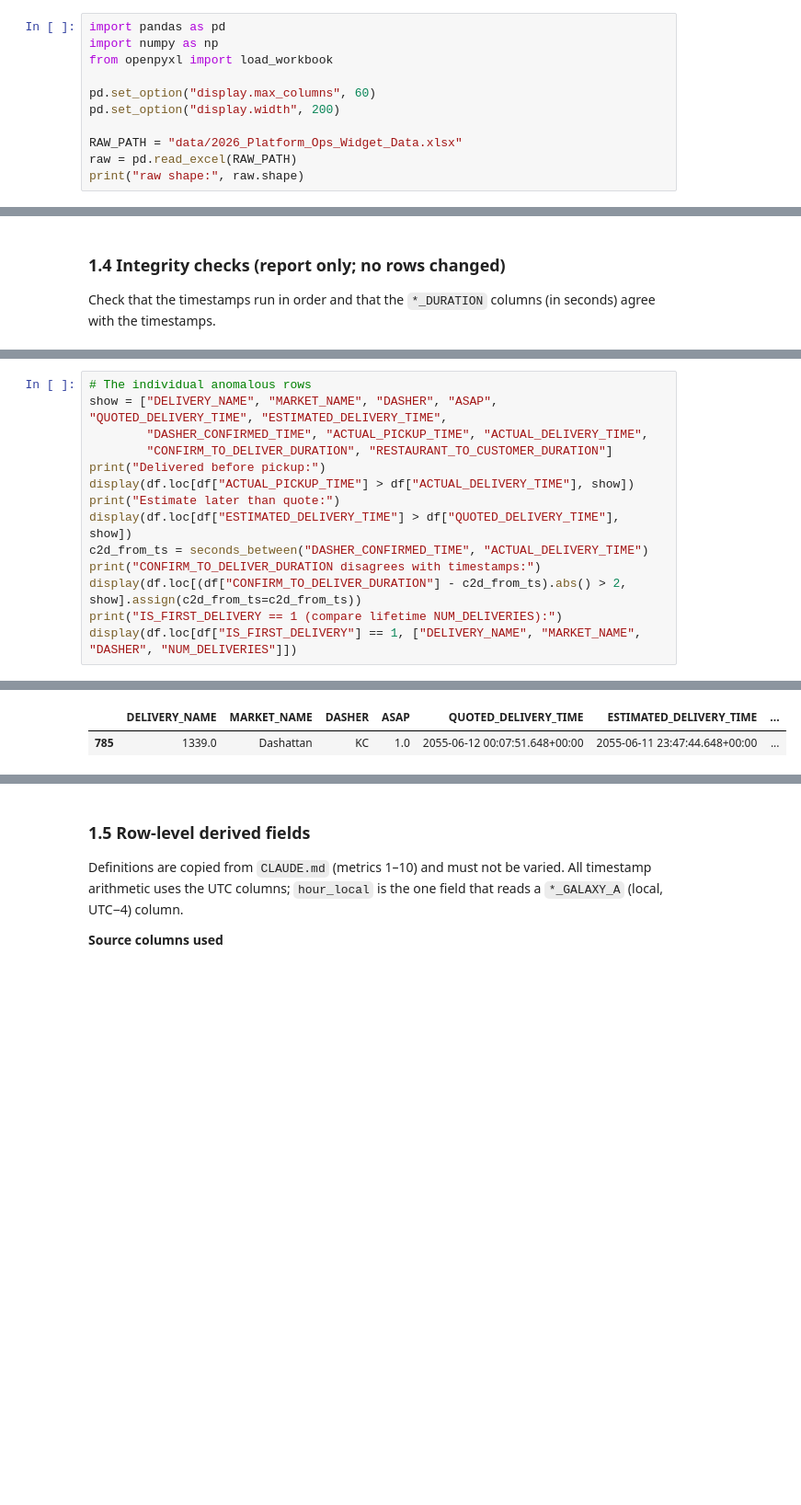
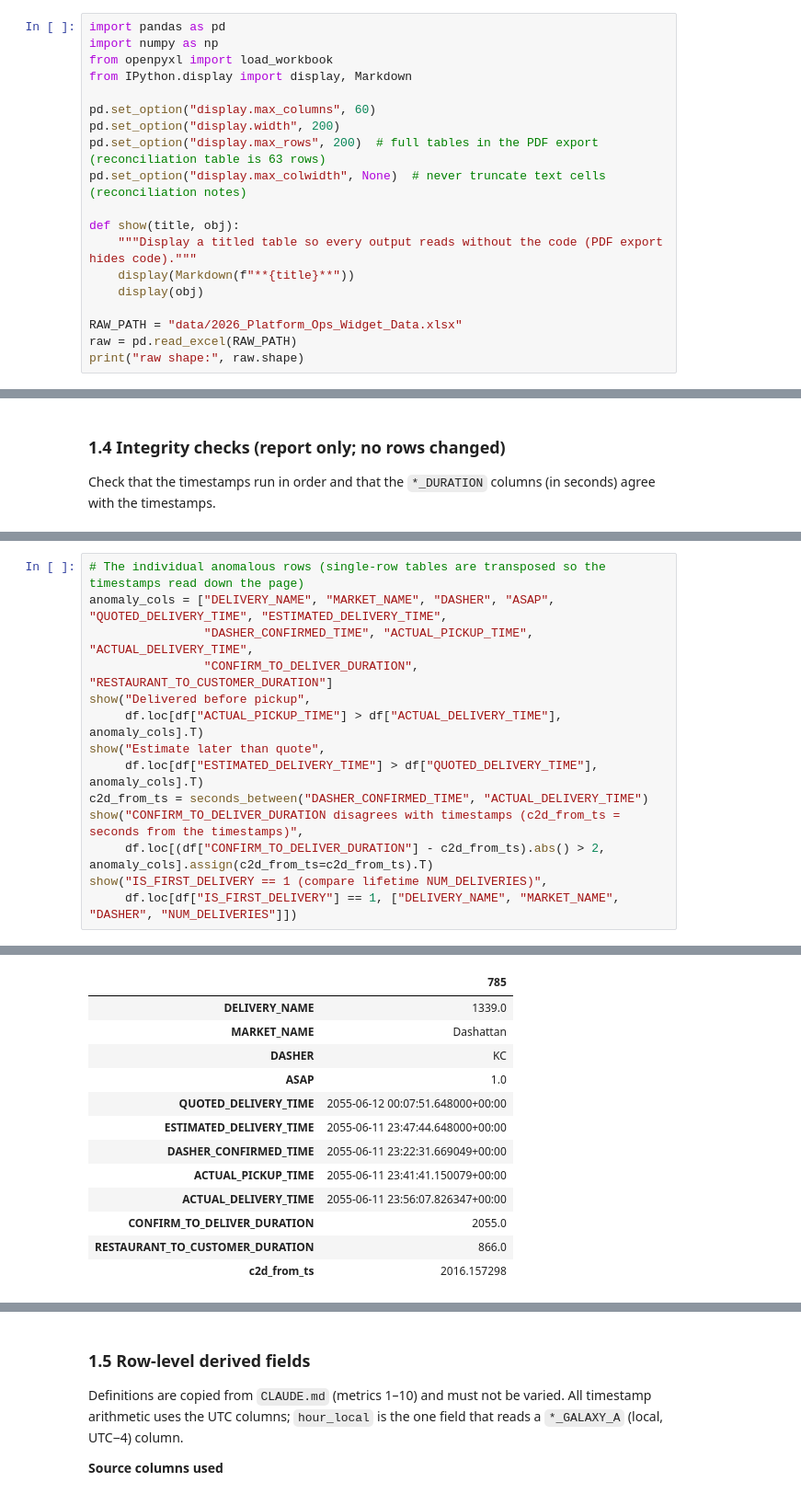
Before and after one commit to navya2392/widget-dasher-review, a Jupyter notebook: analysis.ipynb, the cells around one changed output, grey strips where cells are left out. Shown at 92% size. Drawn from its saved outputs; the diff is of its cells as text; blank space fills up the shorter version.

```diff
--- a/analysis.ipynb
+++ b/analysis.ipynb
@@ -12,9 +12,17 @@ phantom column, parses timestamps, and builds the 10 row-level derived fields de
 import pandas as pd
 import numpy as np
 from openpyxl import load_workbook
+from IPython.display import display, Markdown
 
 pd.set_option("display.max_columns", 60)
 pd.set_option("display.width", 200)
+pd.set_option("display.max_rows", 200)  # full tables in the PDF export (reconciliation table is 63 rows)
+pd.set_option("display.max_colwidth", None)  # never truncate text cells (reconciliation notes)
+
+def show(title, obj):
+    """Display a titled table so every output reads without the code (PDF export hides code)."""
+    display(Markdown(f"**{title}**"))
+    display(obj)
 
 RAW_PATH = "data/2026_Platform_Ops_Widget_Data.xlsx"
 raw = pd.read_excel(RAW_PATH)
@@ -224,17 +236,17 @@ display(pd.DataFrame(dur_rows))
 | 2 | DASHER_WAIT_DURATION | 191 | 67 | 67 | 0 |
 | 3 | RESTAURANT_TO_CUSTOMER_DURATION | 1 | 1 | 1 | 0 |
 # %%
-# The individual anomalous rows
-show = ["DELIVERY_NAME", "MARKET_NAME", "DASHER", "ASAP", "QUOTED_DELIVERY_TIME", "ESTIMATED_DELIVERY_TIME",
-        "DASHER_CONFIRMED_TIME", "ACTUAL_PICKUP_TIME", "ACTUAL_DELIVERY_TIME",
-        "CONFIRM_TO_DELIVER_DURATION", "RESTAURANT_TO_CUSTOMER_DURATION"]
-print("Delivered before pickup:")
-display(df.loc[df["ACTUAL_PICKUP_TIME"] > df["ACTUAL_DELIVERY_TIME"], show])
-print("Estimate later than quote:")
-display(df.loc[df["ESTIMATED_DELIVERY_TIME"] > df["QUOTED_DELIVERY_TIME"], show])
+# The individual anomalous rows (single-row tables are transposed so the timestamps read down the page)
+anomaly_cols = ["DELIVERY_NAME", "MARKET_NAME", "DASHER", "ASAP", "QUOTED_DELIVERY_TIME", "ESTIMATED_DELIVERY_TIME",
+                "DASHER_CONFIRMED_TIME", "ACTUAL_PICKUP_TIME", "ACTUAL_DELIVERY_TIME",
+                "CONFIRM_TO_DELIVER_DURATION", "RESTAURANT_TO_CUSTOMER_DURATION"]
+show("Delivered before pickup",
+     df.loc[df["ACTUAL_PICKUP_TIME"] > df["ACTUAL_DELIVERY_TIME"], anomaly_cols].T)
+show("Estimate later than quote",
+     df.loc[df["ESTIMATED_DELIVERY_TIME"] > df["QUOTED_DELIVERY_TIME"], anomaly_cols].T)
 c2d_from_ts = seconds_between("DASHER_CONFIRMED_TIME", "ACTUAL_DELIVERY_TIME")
-print("CONFIRM_TO_DELIVER_DURATION disagrees with timestamps:")
-display(df.loc[(df["CONFIRM_TO_DELIVER_DURATION"] - c2d_from_ts).abs() > 2, show].assign(c2d_from_ts=c2d_from_ts))
-print("IS_FIRST_DELIVERY == 1 (compare lifetime NUM_DELIVERIES):")
-display(df.loc[df["IS_FIRST_DELIVERY"] == 1, ["DELIVERY_NAME", "MARKET_NAME", "DASHER", "NUM_DELIVERIES"]])
+show("CONFIRM_TO_DELIVER_DURATION disagrees with timestamps (c2d_from_ts = seconds from the timestamps)",
+     df.loc[(df["CONFIRM_TO_DELIVER_DURATION"] - c2d_from_ts).abs() > 2, anomaly_cols].assign(c2d_from_ts=c2d_from_ts).T)
+show("IS_FIRST_DELIVERY == 1 (compare lifetime NUM_DELIVERIES)",
+     df.loc[df["IS_FIRST_DELIVERY"] == 1, ["DELIVERY_NAME", "MARKET_NAME", "DASHER", "NUM_DELIVERIES"]])
 # %% [output]
@@ -248,2 +280,13 @@ CONFIRM_TO_DELIVER_DURATION disagrees with timestamps:
-|  | DELIVERY_NAME | MARKET_NAME | DASHER | ASAP | QUOTED_DELIVERY_TIME | ESTIMATED_DELIVERY_TIME | ... |
-| 785 | 1339.0 | Dashattan | KC | 1.0 | 2055-06-12 00:07:51.648+00:00 | 2055-06-11 23:47:44.648+00:00 | ... |
+|  | 785 |
+| DELIVERY_NAME | 1339.0 |
+| MARKET_NAME | Dashattan |
+| DASHER | KC |
+| ASAP | 1.0 |
+| QUOTED_DELIVERY_TIME | 2055-06-12 00:07:51.648000+00:00 |
+| ESTIMATED_DELIVERY_TIME | 2055-06-11 23:47:44.648000+00:00 |
+| DASHER_CONFIRMED_TIME | 2055-06-11 23:22:31.669049+00:00 |
+| ACTUAL_PICKUP_TIME | 2055-06-11 23:41:41.150079+00:00 |
+| ACTUAL_DELIVERY_TIME | 2055-06-11 23:56:07.826347+00:00 |
+| CONFIRM_TO_DELIVER_DURATION | 2055.0 |
+| RESTAURANT_TO_CUSTOMER_DURATION | 866.0 |
+| c2d_from_ts | 2016.157298 |
```
Also changed, not shown: parts of 5 cells of this notebook, 2 other files.
